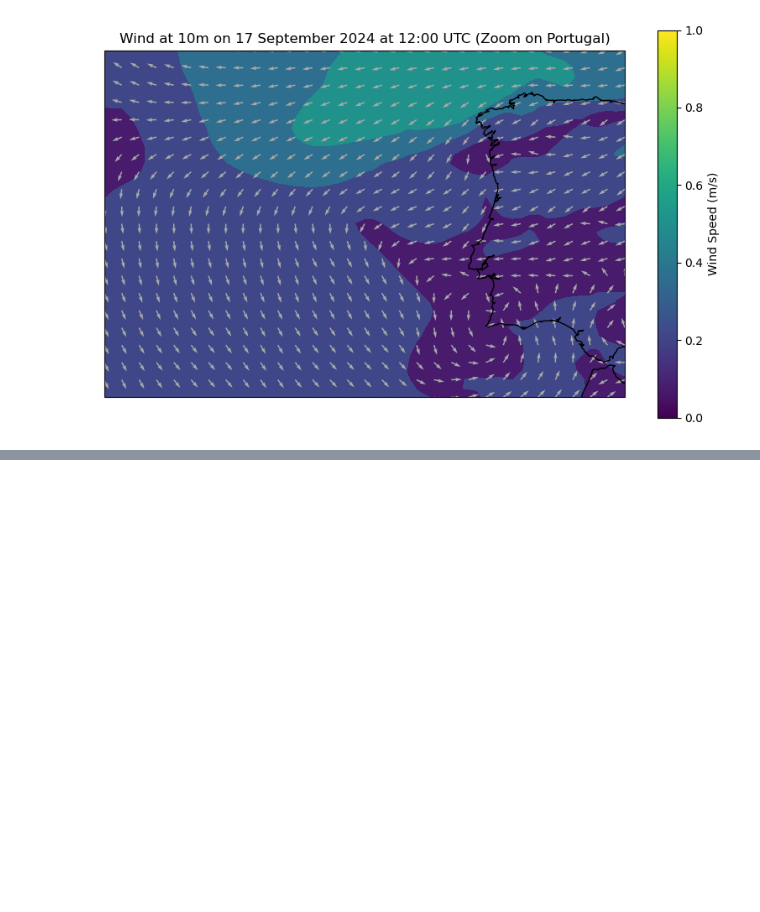
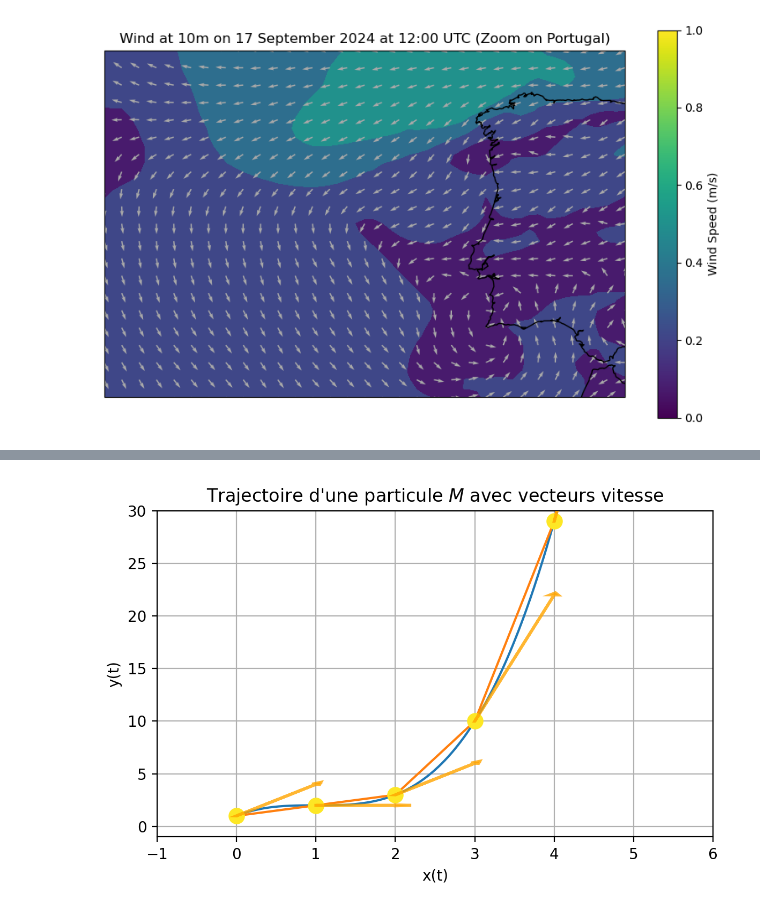
Before and after one commit to fmassonn/teaching, a Jupyter notebook: LPHY1365/Chap06.ipynb, the cells around one changed output, grey strips where cells are left out. Cells and saved outputs as stored; diff of their text form; code cells hidden in the pictures; blank space fills up the shorter version.

```diff
--- a/LPHY1365/Chap06.ipynb
+++ b/LPHY1365/Chap06.ipynb
@@ -234,0 +384,33 @@ interactive(children=(FloatSlider(value=5.0, description='x', max=10.0), Output(
+# %%
+# Nous représentons le vecteur vitesse de la trajectoire ci-dessus, à intervalles réguliers x= 0 jusque x = 5, par pas de 0.5.
+# On repart de la fonction "trajectory" introduite ci-dessus pour calculer les points de la trajectoire correspondant à ces valeurs de x, et ensuite calculer le vecteur vitesse à ces points pour les représenter par des flèches sur le graphe.
+
+x_curve = np.arange(0, 5.5, 0.01)
+y_curve = (x_curve - 1)**3 + 2
+x_values = np.arange(0, 5.5, 1)
+plt.figure(figsize=(6, 4), dpi = 200)
+plt.plot(x_curve, y_curve, label='Trajectoire de M')
+for x in x_values:
+    t = x  # Comme x(t) = t, on peut directement utiliser x comme temps
+    y = (t - 1)**3 + 2  # Calcul de y à partir de la fonction de la trajectoire
+    u = 1  # Composante de la vitesse en x
+    v = 3 * (t - 1)**2  # Composante de la vitesse en y
+    speed = np.sqrt(u**2 + v**2)  # Calcul de la vitesse totale
+
+    # Tracer le point correspondant à ce temps sur la trajectoire, avec une couleur selon la vitesse
+    plt.scatter(x, y, color=plt.cm.viridis(speed / np.max(speed)), s=100, label=f'M (t={t:.2f})', zorder = 10)
+
+    # Tracer une flèche représentant le vecteur vitesse à ce point. La longueur de la flèche est normalisée pour être visible sur le graphe.
+    plt.arrow(x, y, u , v, head_length=0.2, head_width=0.1, linewidth=2, alpha = 0.8, fc='orange', ec='orange', label='Vitesse instantanée', zorder = 10)
+
+plt.plot(x_values, (x_values - 1)**3 + 2, label='Trajectoire de M')
+plt.title('Trajectoire d\'une particule $M$ avec vecteurs vitesse')
+plt.xlabel('x(t)')
+plt.ylabel('y(t)')
+plt.xlim(-1, 6)
+plt.ylim(-1, 30)
+plt.grid()
+plt.tight_layout()
+plt.show()
+# %% [output]
+[figure, added]
```
Also changed, not shown: parts of 16 cells of this notebook.
